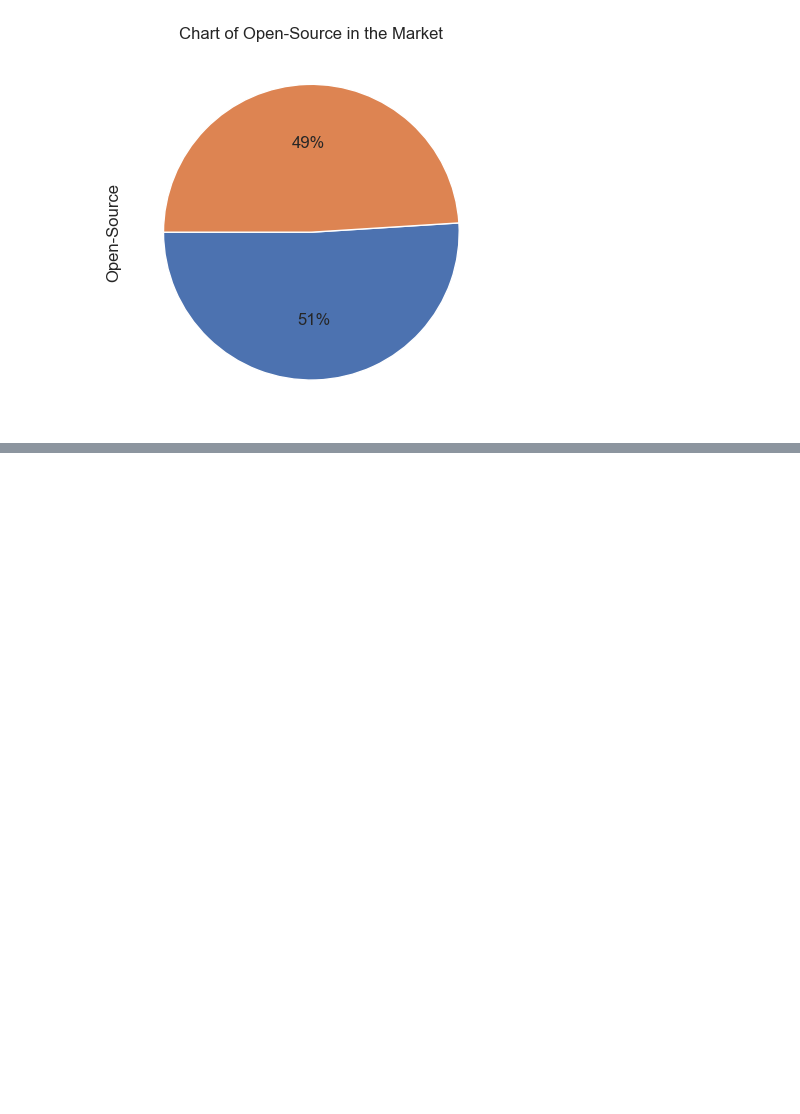
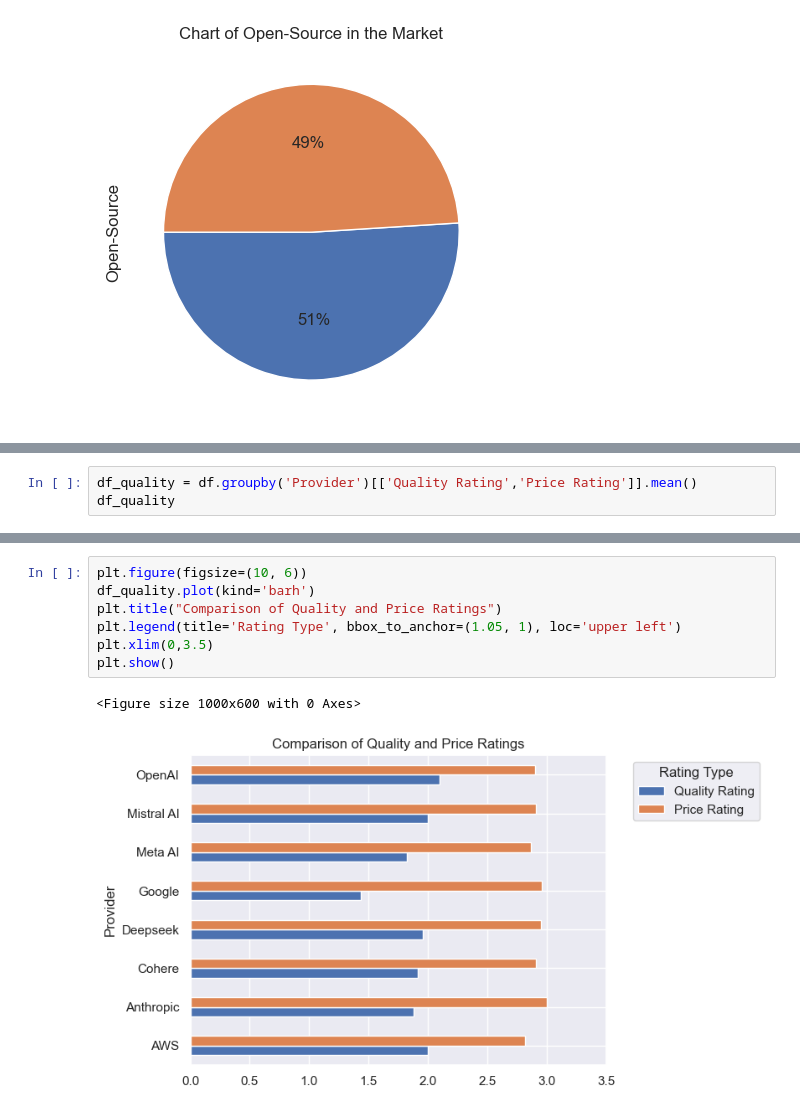
Before and after one commit to AungHtet2/Data-Analyst, a Jupyter notebook: Large Language Model/LLM_EDA.ipynb, the cells around one changed output, grey strips where cells are left out. Cells and saved outputs as stored; diff of their text form; blank space fills up the shorter version.

```diff
--- a/Large Language Model/LLM_EDA.ipynb
+++ b/Large Language Model/LLM_EDA.ipynb
@@ -80,0 +146,3 @@ plt.show()
+# %%
+df_quality = df.groupby('Provider')[['Quality Rating','Price Rating']].mean()
+df_quality
@@ -80,0 +160,10 @@ plt.show()
+# %%
+plt.figure(figsize=(10, 6))
+df_quality.plot(kind='barh')
+plt.title("Comparison of Quality and Price Ratings")
+plt.legend(title='Rating Type', bbox_to_anchor=(1.05, 1), loc='upper left')
+plt.xlim(0,3.5)
+plt.show()
+# %% [output]
+<Figure size 1000x600 with 0 Axes>
+[figure, added]
```
Also changed, not shown: parts of 10 cells of this notebook.
